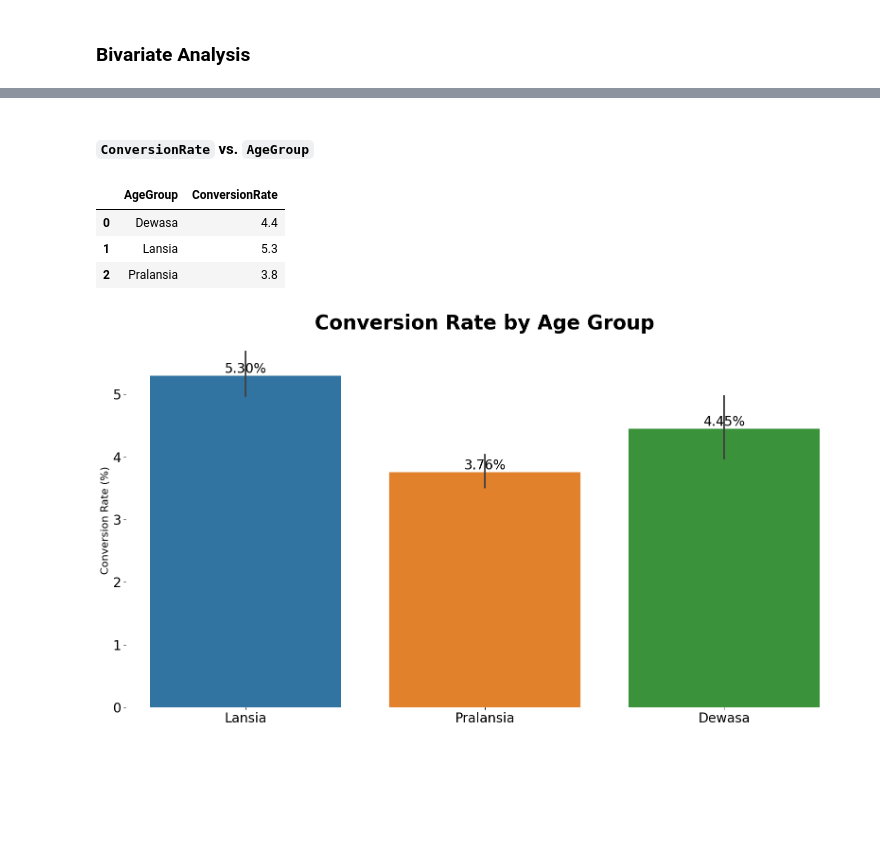
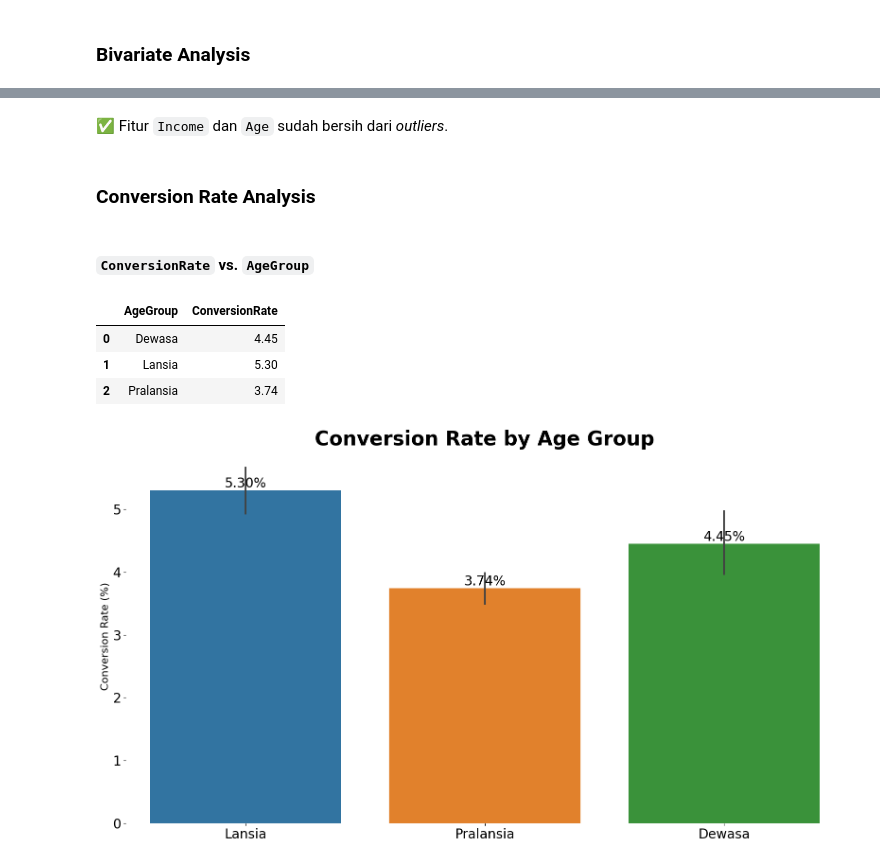
Before and after one commit to sabirinID/Predicting-Customer-Personality, a Jupyter notebook: Notebooks/marketing_campaign.ipynb, the cells around one changed output, grey strips where cells are left out. Saved outputs shown, nothing was run; the diff lists cells and outputs as text; code cells hidden in the pictures; blank space fills up the shorter version.

```diff
--- a/Notebooks/marketing_campaign.ipynb
+++ b/Notebooks/marketing_campaign.ipynb
@@ -451,0 +509,3 @@ Pada tahap ini, kami melakukan _Conversion Rate Analysis_ berdasarkan `Income` (
+# %%
+# Remove extreme data points
+df = df.drop(df[df['Age'] > 100].index)
@@ -452,13 +523,17 @@ Pada tahap ini, kami melakukan _Conversion Rate Analysis_ berdasarkan `Income` (
+# %% [markdown]
+✅ Fitur `Income` dan `Age` sudah bersih dari _outliers_.
+# %% [markdown]
+### Conversion Rate Analysis
 # %% [markdown]
 #### `ConversionRate` vs. `AgeGroup`
 # %%
-conversion_rate = df.groupby('AgeGroup')['ConversionRate'].mean().round(1).reset_index()
+conversion_rate = df.groupby('AgeGroup')['ConversionRate'].mean().round(2).reset_index()
 conversion_rate
 # %% [output]
 |  | AgeGroup | ConversionRate |
-| 0 | Dewasa | 4.4 |
-| 1 | Lansia | 5.3 |
-| 2 | Pralansia | 3.8 |
+| 0 | Dewasa | 4.45 |
+| 1 | Lansia | 5.30 |
+| 2 | Pralansia | 3.74 |
 # %%
 fig, ax = plt.subplots()
 fig.set_size_inches(16, 9)
```
Also changed, not shown: parts of 47 cells of this notebook.
